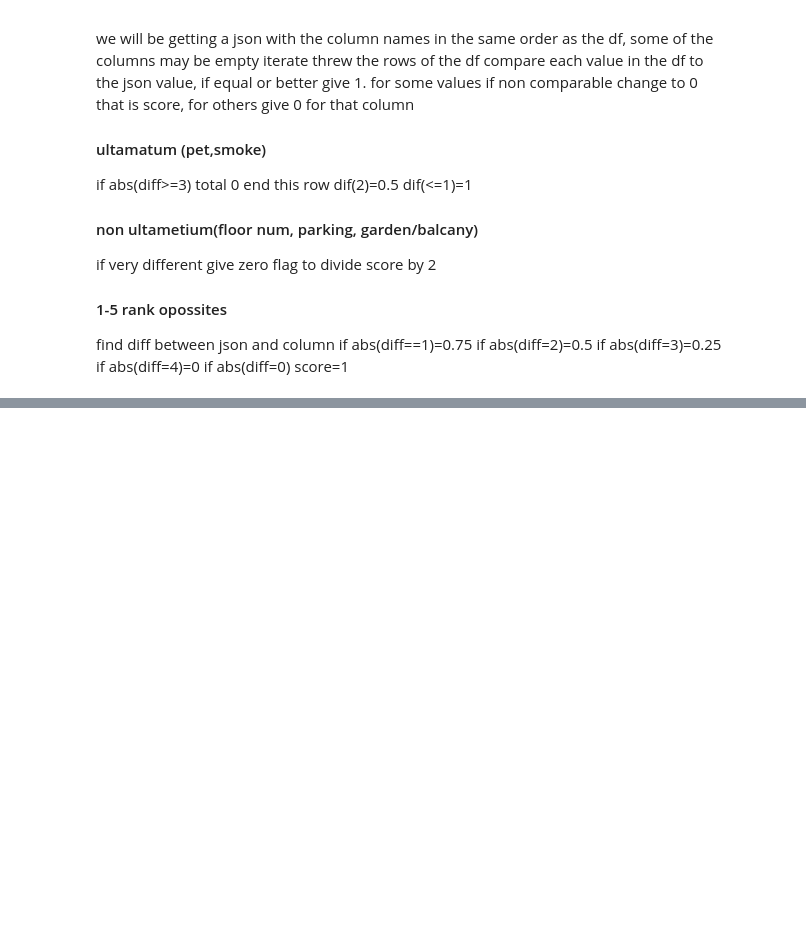
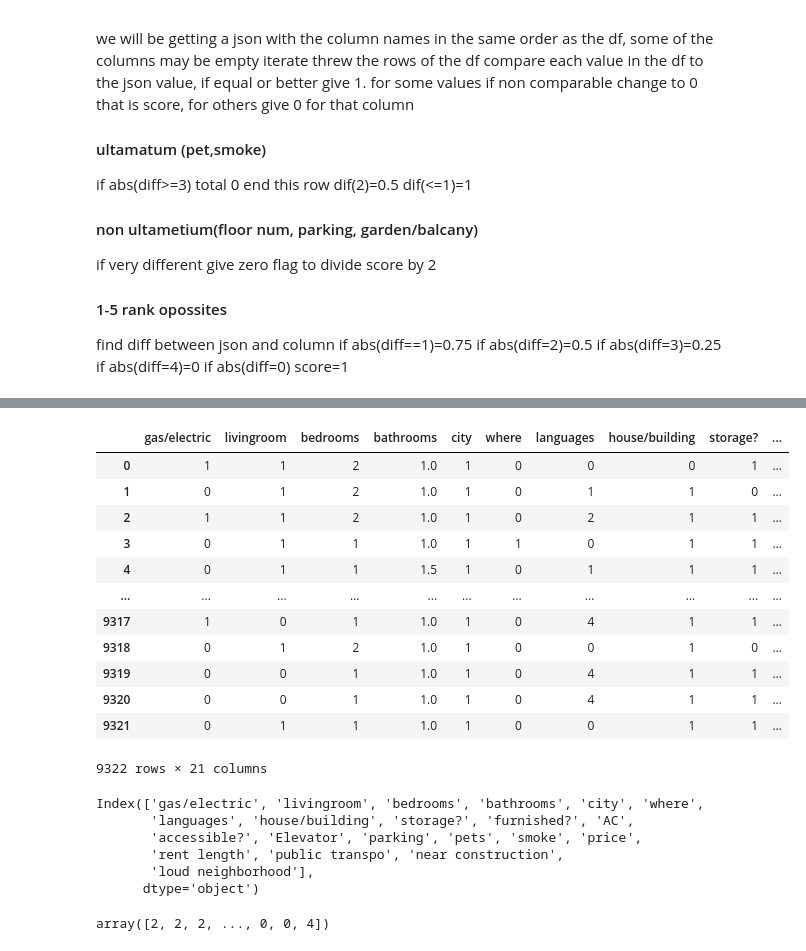
Before and after one commit to TaliaSeada/Hachathon_May22, a Jupyter notebook: Hackathon.ipynb, the cells around one changed output, grey strips where cells are left out. Drawn from its saved outputs; the diff is of its cells as text; code cells hidden in the pictures; blank space fills up the shorter version.

Commit message:
KMeans

```diff
--- a/Hackathon.ipynb
+++ b/Hackathon.ipynb
@@ -170,0 +238,12 @@ building.to_csv(r'C:\Users\talia\Hackathon\Hachathon_May22\building_updated.csv'
+# %%
+# where: {'Jerusalem ': 0, 'Beer Sheba': 1, ' ': 2, 'Merkaz': 3, 'Haifa': 4, 'Otef Azza': 5, 'North': 6, 'Tel Aviv': 7, 'Ariel': 8, 'South': 9, 'Tel aviv': 10}
+u = data['where'].unique()
+u_int = {}
+for i in range(len(u)):
+    u_int[u[i]] = i
+w = []
+for index, row in data.iterrows():
+    row['where'] = u_int.get(row['where'])
+    w.append(row['where'])
+data['where'] = w
+data.info()
@@ -170,0 +394,14 @@ building.to_csv(r'C:\Users\talia\Hackathon\Hachathon_May22\building_updated.csv'
+# %%
+building = building.dropna(axis=0, how='any')
+# %%
+# {'Ariel': 0, 'Haifa': 1, 'Otef Azza': 2, 'Yehuda And Shomron': 3, 'South': 4, 'North': 5, 'Merkaz': 6, 'Tel Aviv': 7, 'Jerusalem': 8, 'Beer Sheba': 9}
+u = building['where'].unique()
+u_int = {}
+for i in range(len(u)):
+    u_int[u[i]] = i
+w = []
+for index, row in building.iterrows():
+    row['where'] = u_int.get(row['where'])
+    w.append(row['where'])
+building['where'] = w
+building.info()
@@ -170,0 +426,12 @@ building.to_csv(r'C:\Users\talia\Hackathon\Hachathon_May22\building_updated.csv'
+# %%
+# {'EN': 0, 'AM': 1, 'FR': 2, 'SP': 3, '0': 4, 'RU': 5, 'AR': 6}
+u = building['languages'].unique()
+u_int = {}
+for i in range(len(u)):
+    u_int[u[i]] = i
+w = []
+for index, row in building.iterrows():
+    row['languages'] = u_int.get(row['languages'])
+    w.append(row['languages'])
+building['languages'] = w
+building.info()
@@ -170,0 +456,36 @@ building.to_csv(r'C:\Users\talia\Hackathon\Hachathon_May22\building_updated.csv'
+# %%
+personal_info_b = building[['phone number', 'name']]
+
+building.drop('phone number', inplace=True, axis=1)
+building.drop('name', inplace=True, axis=1)
+building
+# %% [output]
+|  | gas/electric | livingroom | bedrooms | bathrooms | city | where | languages | house/building | storage? | ... |
+| 0 | 1 | 1 | 2 | 1.0 | 1 | 0 | 0 | 0 | 1 | ... |
+| 1 | 0 | 1 | 2 | 1.0 | 1 | 0 | 1 | 1 | 0 | ... |
+| 2 | 1 | 1 | 2 | 1.0 | 1 | 0 | 2 | 1 | 1 | ... |
+| 3 | 0 | 1 | 1 | 1.0 | 1 | 1 | 0 | 1 | 1 | ... |
+| 4 | 0 | 1 | 1 | 1.5 | 1 | 0 | 1 | 1 | 1 | ... |
+| ... | ... | ... | ... | ... | ... | ... | ... | ... | ... | ... |
+| 9317 | 1 | 0 | 1 | 1.0 | 1 | 0 | 4 | 1 | 1 | ... |
+| 9318 | 0 | 1 | 2 | 1.0 | 1 | 0 | 0 | 1 | 0 | ... |
+| 9319 | 0 | 0 | 1 | 1.0 | 1 | 0 | 4 | 1 | 1 | ... |
+| 9320 | 0 | 0 | 1 | 1.0 | 1 | 0 | 4 | 1 | 1 | ... |
+| 9321 | 0 | 1 | 1 | 1.0 | 1 | 0 | 0 | 1 | 1 | ... |
+9322 rows × 21 columns
+# %%
+building.columns
+# %% [output]
+Index(['gas/electric', 'livingroom', 'bedrooms', 'bathrooms', 'city', 'where',
+       'languages', 'house/building', 'storage?', 'furnished?', 'AC',
+       'accessible?', 'Elevator', 'parking', 'pets', 'smoke', 'price',
+       'rent length', 'public transpo', 'near construction',
+       'loud neighborhood'],
+      dtype='object')
+# %%
+# Fitting K-Means to the dataset
+kmeans_building = KMeans(n_clusters = 5, init = 'k-means++', random_state = 42)
+y_kmeans_building = kmeans_building.fit_predict(building)
+y_kmeans_building
+# %% [output]
+array([2, 2, 2, ..., 0, 0, 4])
```
Also changed, not shown: parts of 31 cells of this notebook.
